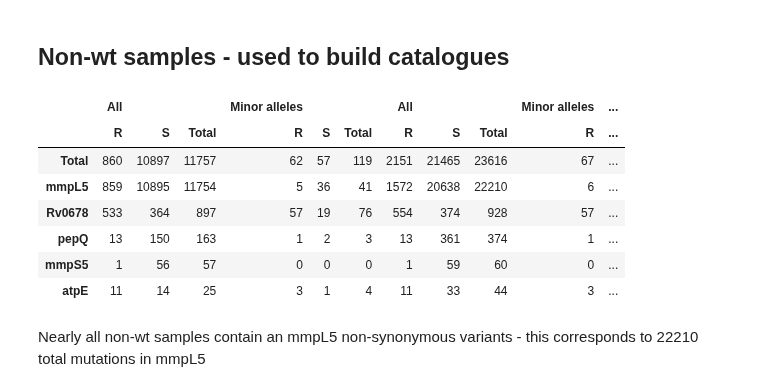
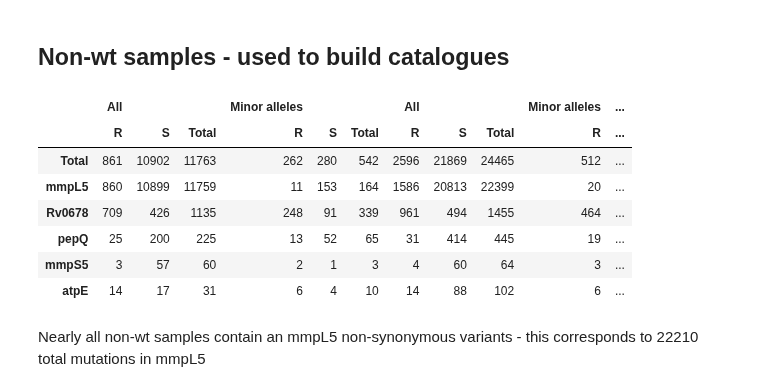
Before and after one commit to fowler-lab/tb-bdq-cat, a Jupyter notebook: methods.ipynb, the cells around one changed output. Cells and saved outputs as stored; diff of their text form; code cells hidden in the pictures.

```diff
--- a/methods.ipynb
+++ b/methods.ipynb
@@ -159,16 +157,16 @@ with open('./wildcards/bdq_wildcards.json') as f:
 # %%
 all_cat = cat_mutations.join(samples, how='inner')
 all_cat.reset_index(inplace=True)
-utils.combined_data_table((all_cat[all_cat.FRS>=0.75]))
+utils.combined_data_table((all_cat))
 # %% [output]
 |  | All |  |  | Minor alleles |  |  | All |  |  | Minor alleles | ... |
 |  | R | S | Total | R | S | Total | R | S | Total | R | ... |
-| Total | 860 | 10897 | 11757 | 62 | 57 | 119 | 2151 | 21465 | 23616 | 67 | ... |
-| mmpL5 | 859 | 10895 | 11754 | 5 | 36 | 41 | 1572 | 20638 | 22210 | 6 | ... |
-| Rv0678 | 533 | 364 | 897 | 57 | 19 | 76 | 554 | 374 | 928 | 57 | ... |
-| pepQ | 13 | 150 | 163 | 1 | 2 | 3 | 13 | 361 | 374 | 1 | ... |
-| mmpS5 | 1 | 56 | 57 | 0 | 0 | 0 | 1 | 59 | 60 | 0 | ... |
-| atpE | 11 | 14 | 25 | 3 | 1 | 4 | 11 | 33 | 44 | 3 | ... |
+| Total | 861 | 10902 | 11763 | 262 | 280 | 542 | 2596 | 21869 | 24465 | 512 | ... |
+| mmpL5 | 860 | 10899 | 11759 | 11 | 153 | 164 | 1586 | 20813 | 22399 | 20 | ... |
+| Rv0678 | 709 | 426 | 1135 | 248 | 91 | 339 | 961 | 494 | 1455 | 464 | ... |
+| pepQ | 25 | 200 | 225 | 13 | 52 | 65 | 31 | 414 | 445 | 19 | ... |
+| mmpS5 | 3 | 57 | 60 | 2 | 1 | 3 | 4 | 60 | 64 | 3 | ... |
+| atpE | 14 | 17 | 31 | 6 | 4 | 10 | 14 | 88 | 102 | 6 | ... |
 # %% [markdown]
 Nearly all non-wt samples contain an mmpL5 non-synonymous variants - this corresponds to 22210 total mutations in mmpL5
 # %% [markdown]
```
Also changed, not shown: parts of 5 cells of this notebook, 1 other file.
